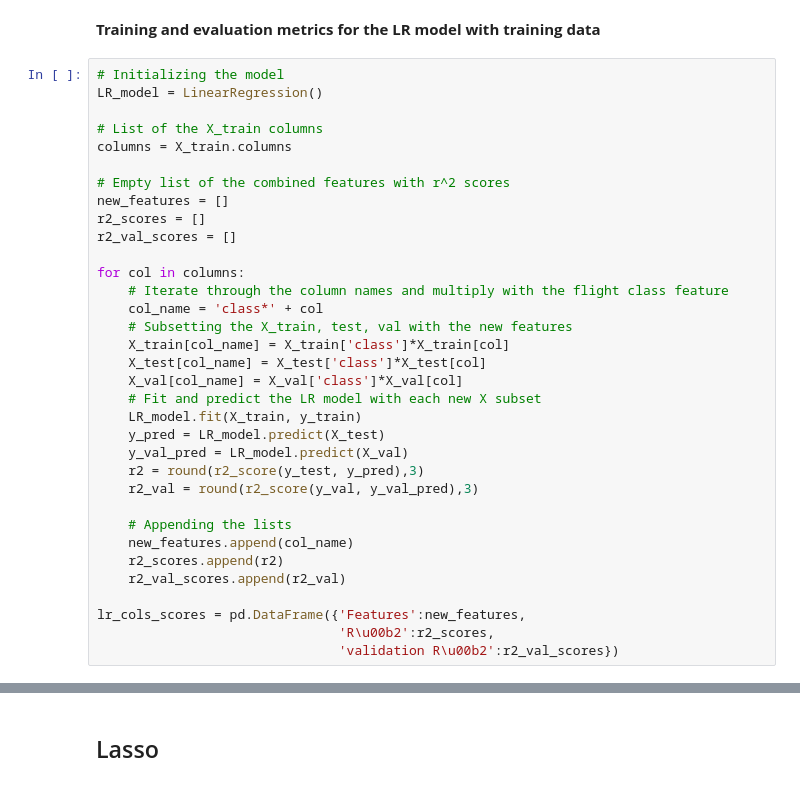
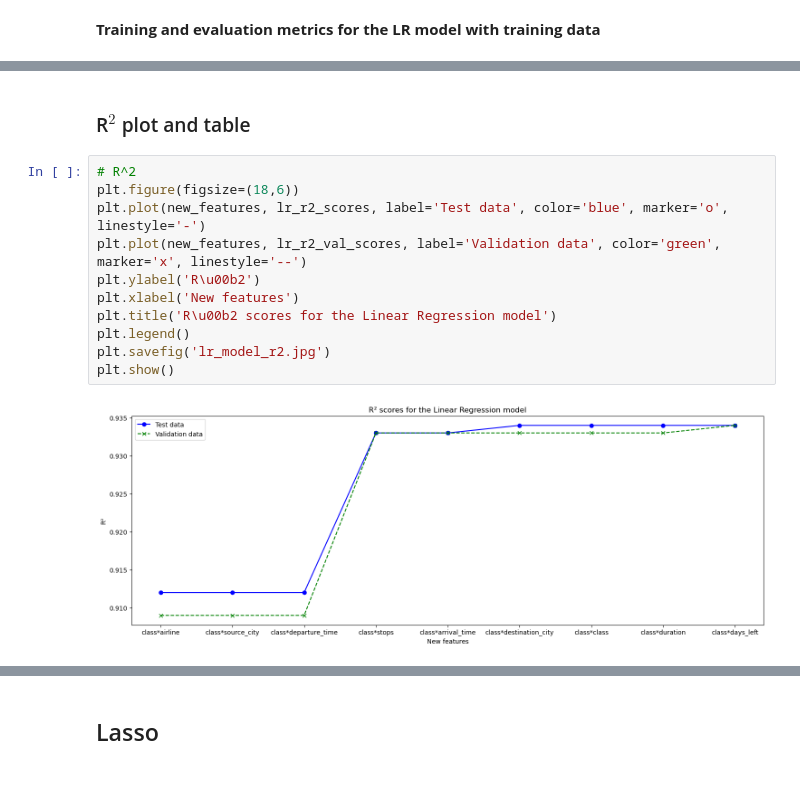
Before and after one commit to DJSydon/Springboard-Capstone-Project-2, a Jupyter notebook: Notebooks/Capstone Project 2 - Modeling.ipynb, the cells around one changed output, grey strips where cells are left out. Cells and saved outputs as stored; diff of their text form.

```diff
--- a/Notebooks/Capstone Project 2 - Modeling.ipynb
+++ b/Notebooks/Capstone Project 2 - Modeling.ipynb
@@ -44,37 +46,3 @@ from sklearn.linear_model import LinearRegression
 As seen from the EDA, the flight class would be the best feature to consider with the others when making a linear regression model.
 # %% [markdown]
 **Training and evaluation metrics for the LR model with training data**
-# %%
-# Initializing the model
-LR_model = LinearRegression()
-
-# List of the X_train columns
-columns = X_train.columns
-
-# Empty list of the combined features with r^2 scores
-new_features = []
-r2_scores = []
-r2_val_scores = []
-
-for col in columns:
-    # Iterate through the column names and multiply with the flight class feature
-    col_name = 'class*' + col
-    # Subsetting the X_train, test, val with the new features
-    X_train[col_name] = X_train['class']*X_train[col]
-    X_test[col_name] = X_test['class']*X_test[col]
-    X_val[col_name] = X_val['class']*X_val[col]
-    # Fit and predict the LR model with each new X subset
-    LR_model.fit(X_train, y_train)
-    y_pred = LR_model.predict(X_test)
-    y_val_pred = LR_model.predict(X_val)
-    r2 = round(r2_score(y_test, y_pred),3)
-    r2_val = round(r2_score(y_val, y_val_pred),3)
-
-    # Appending the lists
-    new_features.append(col_name)
-    r2_scores.append(r2)
-    r2_val_scores.append(r2_val)
-
-lr_cols_scores = pd.DataFrame({'Features':new_features,
-                               'R\u00b2':r2_scores,
-                               'validation R\u00b2':r2_val_scores})
@@ -115,0 +167,15 @@ These models could be overfitting with having such high $R^2$ scores.
+# %% [markdown]
+### R$^2$ plot and table
+# %%
+# R^2
+plt.figure(figsize=(18,6))
+plt.plot(new_features, lr_r2_scores, label='Test data', color='blue', marker='o', linestyle='-')
+plt.plot(new_features, lr_r2_val_scores, label='Validation data', color='green', marker='x', linestyle='--')
+plt.ylabel('R\u00b2')
+plt.xlabel('New features')
+plt.title('R\u00b2 scores for the Linear Regression model')
+plt.legend()
+plt.savefig('lr_model_r2.jpg')
+plt.show()
+# %% [output]
+[figure, added]
```
Also changed, not shown: parts of 56 cells of this notebook.
